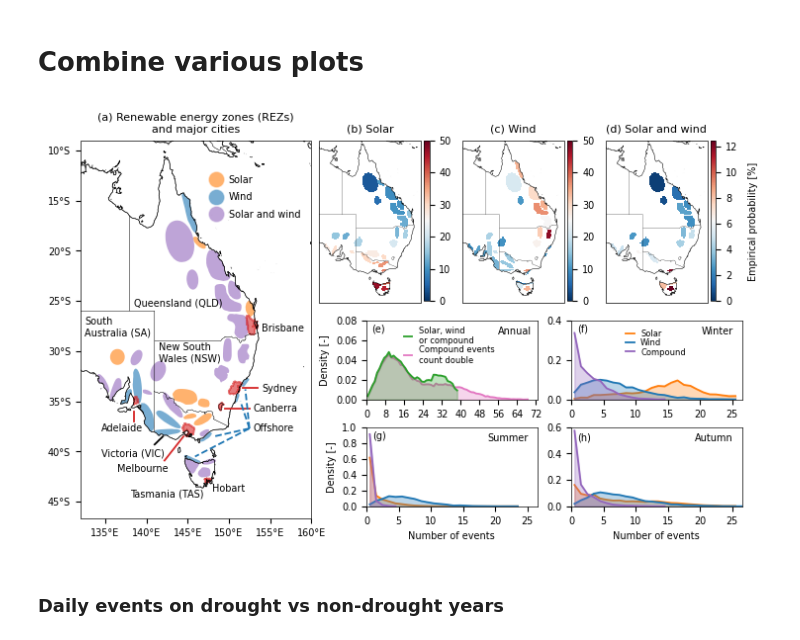
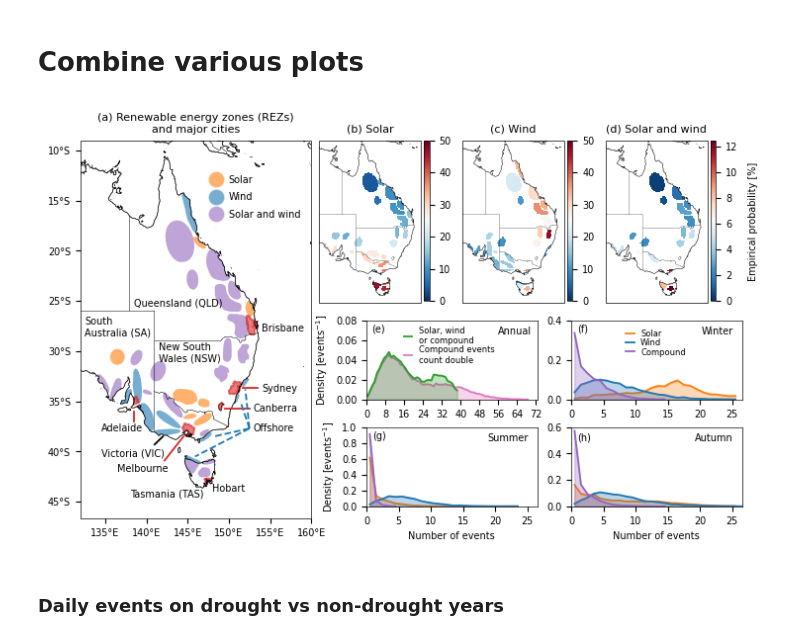
Before and after one commit to dougrichardson/Richardson_2023_energy, a Jupyter notebook: 1_energy_events.ipynb, the cells around one changed output. Cells and saved outputs as stored; diff of their text form; code cells hidden in the pictures.

```diff
--- a/1_energy_events.ipynb
+++ b/1_energy_events.ipynb
@@ -732,7 +732,7 @@ with plt.rc_context(plt_params):
     # ax.set_xlabel('Concurrent energy lulls [number of events]')
 
     ax.legend(frameon=False)
-    ax.set_ylabel('Density [-]')
+    ax.set_ylabel(r'Density [events$^{-1}$]')
 
     # Wind solar and compound events by season
     # ========================================
@@ -756,7 +756,7 @@ with plt.rc_context(plt_params):
     axes[0].legend(handles, labels, loc=(0.1, 0.65), frameon=False)
 
     for ax in [axes[i] for i in [1, 3]]:
-        ax.set_ylabel('Density [-]')
+        ax.set_ylabel(r'Density [events$^{-1}$]')
     for ax in [axes[i] for i in [3, 4]]:
         ax.set_xlabel('Concurrent energy lulls [number of events]')
 
@@ -811,7 +811,7 @@ with plt.rc_context(plt_params):
     ax5.set_yticks(np.arange(0, 0.09, 0.02))
     # ax.set_xlabel('Concurrent energy lulls [number of events]')
     ax5.legend(loc=(0.2, 0.4), frameon=False)
-    ax5.set_ylabel('Density [-]')
+    ax5.set_ylabel(r'Density [events$^{-1}$]')
     ax5.text(56, 0.066, 'Annual')
 
     # Wind solar and compound events by season
@@ -830,35 +830,35 @@ with plt.rc_context(plt_params):
     plot_seasons.pop('Spring')
 
     for (gs, ax, months, title) in zip(gs_list, axes, plot_seasons.values(), plot_seasons.keys()):
 
         p1 = hist_plot(ax, simul_mssrd, months, colors[1], 'Solar')
         p2 = hist_plot(ax, simul_100w, months, colors[0], 'Wind')
         p3 = hist_plot(ax, simul_100w_mssrd, months, colors[4], 'Compound')
 
         ymax = np.max([p1.max(), p2.max(), p3.max()])
         ax.set_ylim(0, fn.round_decimals_up(ymax, 1))
         ax.text(0.95, 0.8, title, transform=ax.transAxes, ha='right', va='bottom')
 
         ax.set_xlim(0, 26.5)
         ax.set_xticks(np.arange(0, 27, 5))
         # ax.set_xticklabels(np.arange(0, 27, 5))
 
     handles, labels = axes[0].get_legend_handles_labels()
     axes[0].legend(handles, labels, loc=(0.3, 0.5), frameon=False)
 
     for ax in [axes[i] for i in [1]]:
-        ax.set_ylabel('Density [-]')
+        ax.set_ylabel(r'Density [events$^{-1}$]')
     for ax in [axes[i] for i in [1, 2]]:
         ax.set_xlabel('Number of events')
 
     ax5.text(2, 0.068, '(e)')
     axes[0].text(1, 0.34, '(f)')
     axes[1].text(1, 0.85, '(g)')
     axes[2].text(1, 0.5, '(h)')
 
     plt.savefig('./figures/Fig1_statistics.pdf', format='pdf', dpi=400, bbox_inches='tight')
 # %% [output]
-[figure, old version]
+[figure, new version]
 # %% [markdown]
 ### Daily events on drought vs non-drought years
 # %%
```
Also changed, not shown: parts of 3 cells of this notebook, 4 other files.
